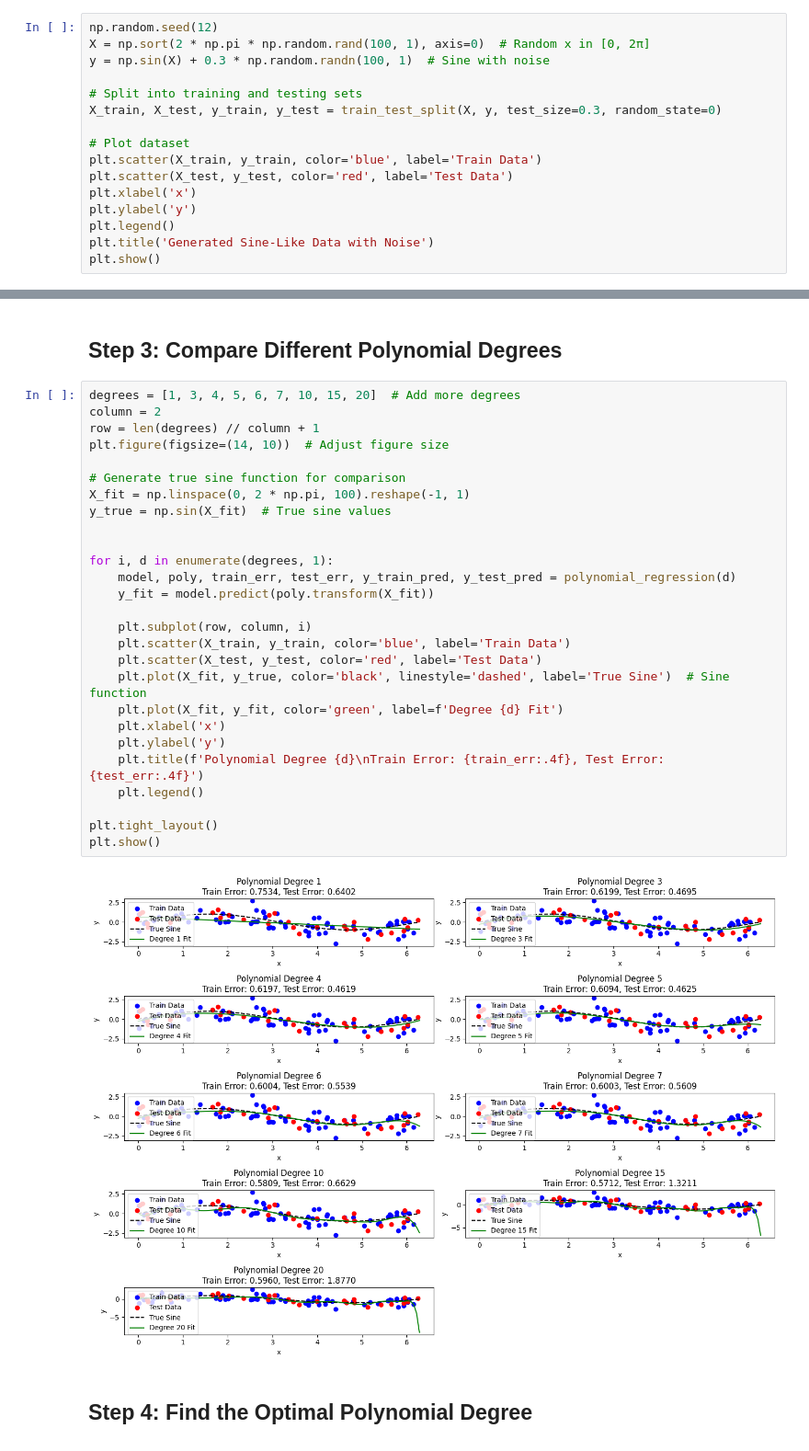
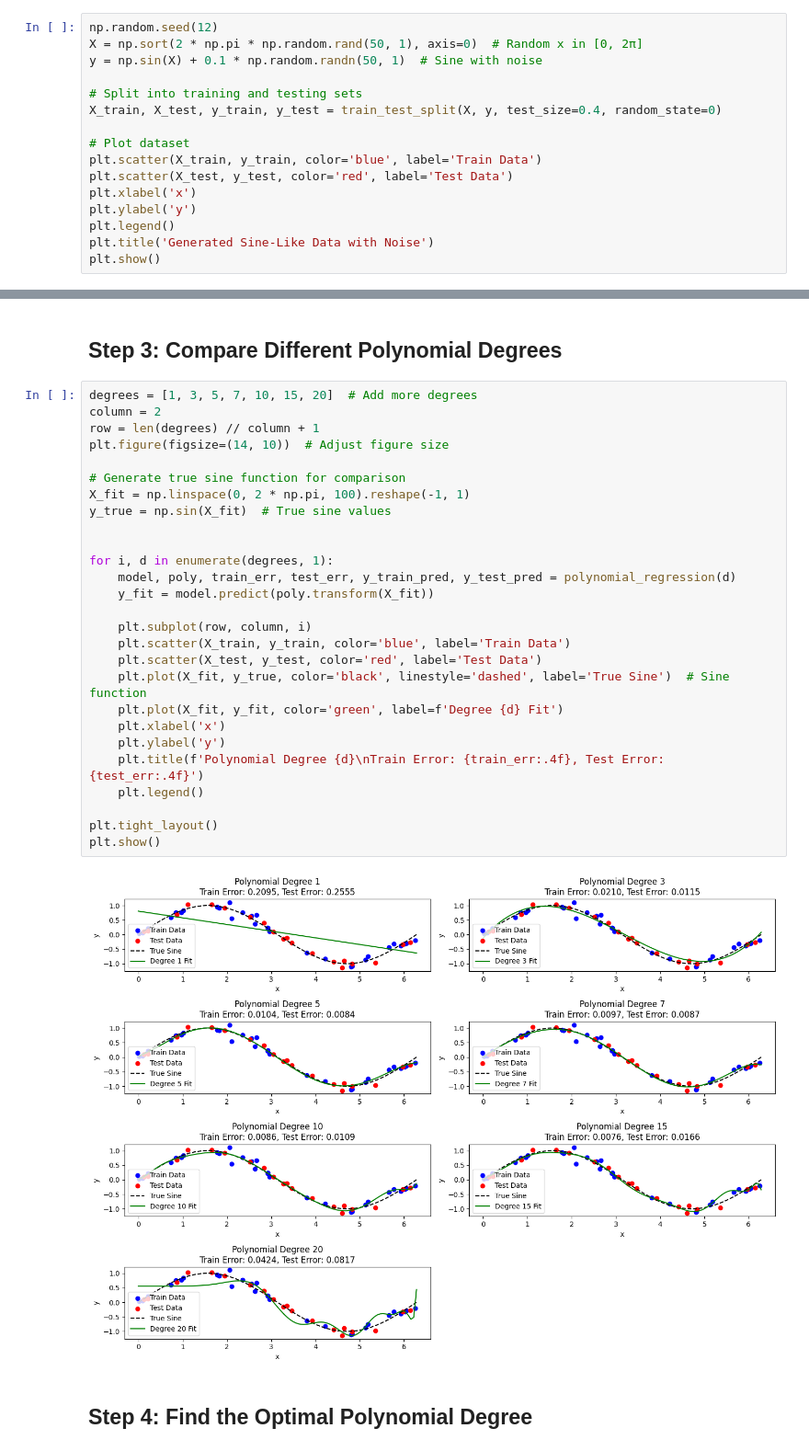
Before and after one commit to Hung-nd233960/ET4248E, a Jupyter notebook: sine_regression_W1/polynomial_regression_sine.ipynb, the cells around one changed output, grey strips where cells are left out. Shown at 92% size. Cells and saved outputs as stored; diff of their text form.

Commit message:
submit sine_regression_W11

```diff
--- a/sine_regression_W1/polynomial_regression_sine.ipynb
+++ b/sine_regression_W1/polynomial_regression_sine.ipynb
@@ -19,11 +17,11 @@ from sklearn.model_selection import train_test_split
 ## Step 1: Generate a Noisy Sine-Like Dataset
 # %%
 np.random.seed(12)
-X = np.sort(2 * np.pi * np.random.rand(100, 1), axis=0)  # Random x in [0, 2π]
-y = np.sin(X) + 0.3 * np.random.randn(100, 1)  # Sine with noise
+X = np.sort(2 * np.pi * np.random.rand(50, 1), axis=0)  # Random x in [0, 2π]
+y = np.sin(X) + 0.1 * np.random.randn(50, 1)  # Sine with noise
 
 # Split into training and testing sets
-X_train, X_test, y_train, y_test = train_test_split(X, y, test_size=0.3, random_state=0)
+X_train, X_test, y_train, y_test = train_test_split(X, y, test_size=0.4, random_state=0)
 
 # Plot dataset
 plt.scatter(X_train, y_train, color='blue', label='Train Data')
@@ -56,34 +54,34 @@ def polynomial_regression(degree):
 # %% [markdown]
 ## Step 3: Compare Different Polynomial Degrees
 # %%
-degrees = [1, 3, 4, 5, 6, 7, 10, 15, 20]  # Add more degrees
+degrees = [1, 3, 5, 7, 10, 15, 20]  # Add more degrees
 column = 2
 row = len(degrees) // column + 1
 plt.figure(figsize=(14, 10))  # Adjust figure size
 
 # Generate true sine function for comparison
 X_fit = np.linspace(0, 2 * np.pi, 100).reshape(-1, 1)
 y_true = np.sin(X_fit)  # True sine values
 
 
 for i, d in enumerate(degrees, 1):
     model, poly, train_err, test_err, y_train_pred, y_test_pred = polynomial_regression(d)
     y_fit = model.predict(poly.transform(X_fit))
 
     plt.subplot(row, column, i)
     plt.scatter(X_train, y_train, color='blue', label='Train Data')
     plt.scatter(X_test, y_test, color='red', label='Test Data')
     plt.plot(X_fit, y_true, color='black', linestyle='dashed', label='True Sine')  # Sine function
     plt.plot(X_fit, y_fit, color='green', label=f'Degree {d} Fit')
     plt.xlabel('x')
     plt.ylabel('y')
     plt.title(f'Polynomial Degree {d}\nTrain Error: {train_err:.4f}, Test Error: {test_err:.4f}')
     plt.legend()
 
 plt.tight_layout()
 plt.show()
 # %% [output]
-[figure, old version]
+[figure, new version]
 # %% [markdown]
 ## Step 4: Find the Optimal Polynomial Degree
 # %%
```
Also changed, not shown: parts of 13 cells of this notebook.
